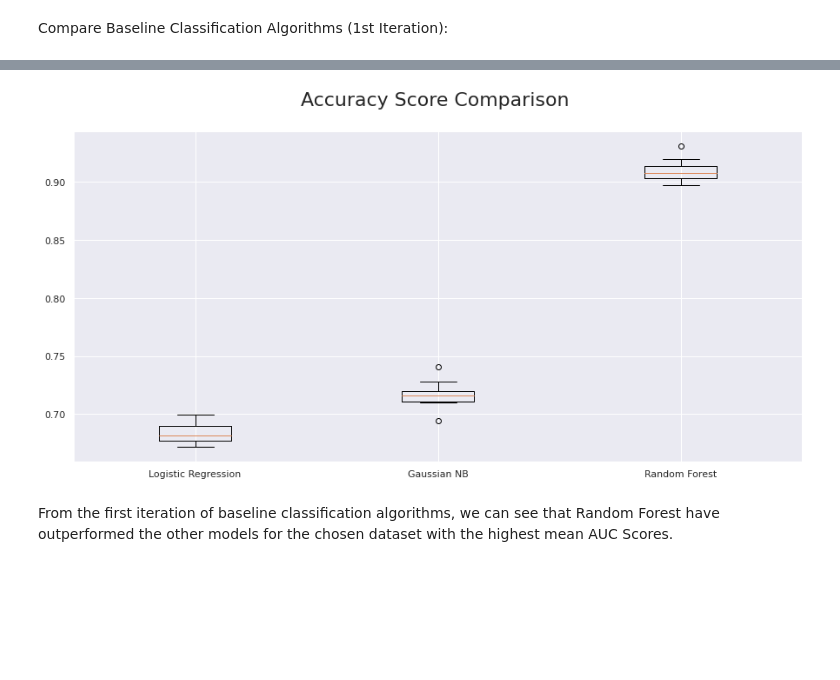
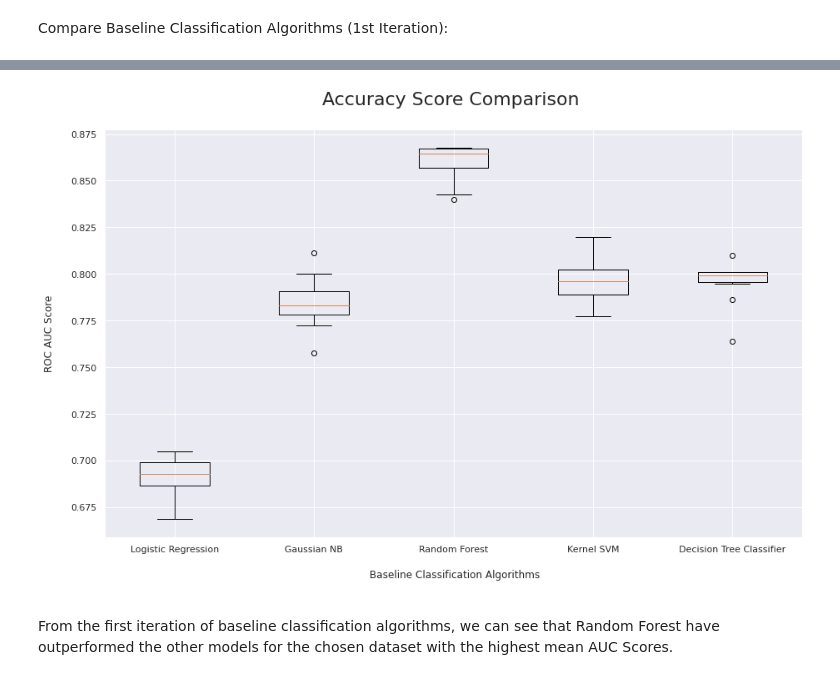
Before and after one commit to HoudaELB/Churn-Prediction-with-ML, a Jupyter notebook: Churn_Prediction.ipynb, the cells around one changed output, grey strips where cells are left out. Cells and saved outputs as stored; diff of their text form; code cells hidden in the pictures; blank space fills up the shorter version.

```diff
--- a/Churn_Prediction.ipynb
+++ b/Churn_Prediction.ipynb
@@ -308,0 +423,3 @@ df = df.replace({"Churn": replace_values, "HasCreditCard": replace_values, "IsAc
+# %%
+response = df["Churn"]
+df = df.drop(columns="Churn")
@@ -308,0 +430,2 @@ df = df.replace({"Churn": replace_values, "HasCreditCard": replace_values, "IsAc
+# %%
+X_train, X_test, y_train, y_test = train_test_split(df, response,stratify=response, test_size = 0.2, random_state = 0)
@@ -349,2 +464,0 @@ from sklearn.model_selection import train_test_split
-# %%
-X_train, X_test, y_train, y_test = train_test_split(X_resampled, y_resampled, test_size = 0.2, random_state=42)
@@ -441,3 +469,18 @@ model_results = pd.DataFrame(columns=col)
+# %%
+models = []
+models.append(('Logistic Regression', LogisticRegression(solver='liblinear', random_state = 42,class_weight='balanced')))
+models.append(('Gaussian NB', GaussianNB()))
+models.append(('Random Forest', RandomForestClassifier(n_estimators=100, criterion = 'entropy', random_state = 42)))
+models.append(('Kernel SVM', SVC(kernel = 'rbf', random_state = 0)))
+models.append(('Decision Tree Classifier',DecisionTreeClassifier(criterion = 'entropy', random_state = 0)))
+#models.append(('SVC', SVC(kernel = 'linear', random_state = 0)))
+#Evaluating Model Results:
+acc_results = []
+auc_results = []
+names = []
+# set table to table to populate with performance results
+col = ['Algorithm', 'ROC AUC Mean', 'ROC AUC STD', 'Accuracy Mean', 'Accuracy STD']
+model_results = pd.DataFrame(columns=col)
 # %%
 i = 0
 # Evaluate each model using k-fold cross-validation:
@@ -462,17 +507,17 @@ model_results.sort_values(by=['ROC AUC Mean'], ascending=False)
 # %%
-fig = plt.figure(figsize=(15, 7))
+fig = plt.figure(figsize=(15, 9))
 ax = fig.add_subplot(111)
 plt.boxplot(acc_results)
 ax.set_xticklabels(names)
-#plt.ylabel('ROC AUC Score\n',horizontalalignment="center",fontstyle = "normal",fontsize = "large", fontfamily = "sans-serif")
-#plt.xlabel('\n Baseline Classification Algorithms\n',horizontalalignment="center",fontstyle = "normal",fontsize = "large", fontfamily = "sans-serif")
+plt.ylabel('ROC AUC Score\n',horizontalalignment="center",fontstyle = "normal",fontsize = "large", fontfamily = "sans-serif")
+plt.xlabel('\n Baseline Classification Algorithms\n',horizontalalignment="center",fontstyle = "normal",fontsize = "large", fontfamily = "sans-serif")
 plt.title('Accuracy Score Comparison \n',horizontalalignment="center", fontstyle = "normal",fontsize = "22", fontfamily = "sans-serif")
 #plt.legend(loc='top right', fontsize = "medium")
 plt.xticks(rotation=0, horizontalalignment="center")
 plt.yticks(rotation=0, horizontalalignment="right")
 plt.show()
 # %% [output]
-[figure, old version]
+[figure, new version]
 # %% [markdown]
 From the first iteration of baseline classification algorithms, we can see that Random Forest have outperformed the other models for the chosen dataset with the highest mean AUC Scores.
 # %% [markdown]
```
Also changed, not shown: parts of 83 cells of this notebook.
